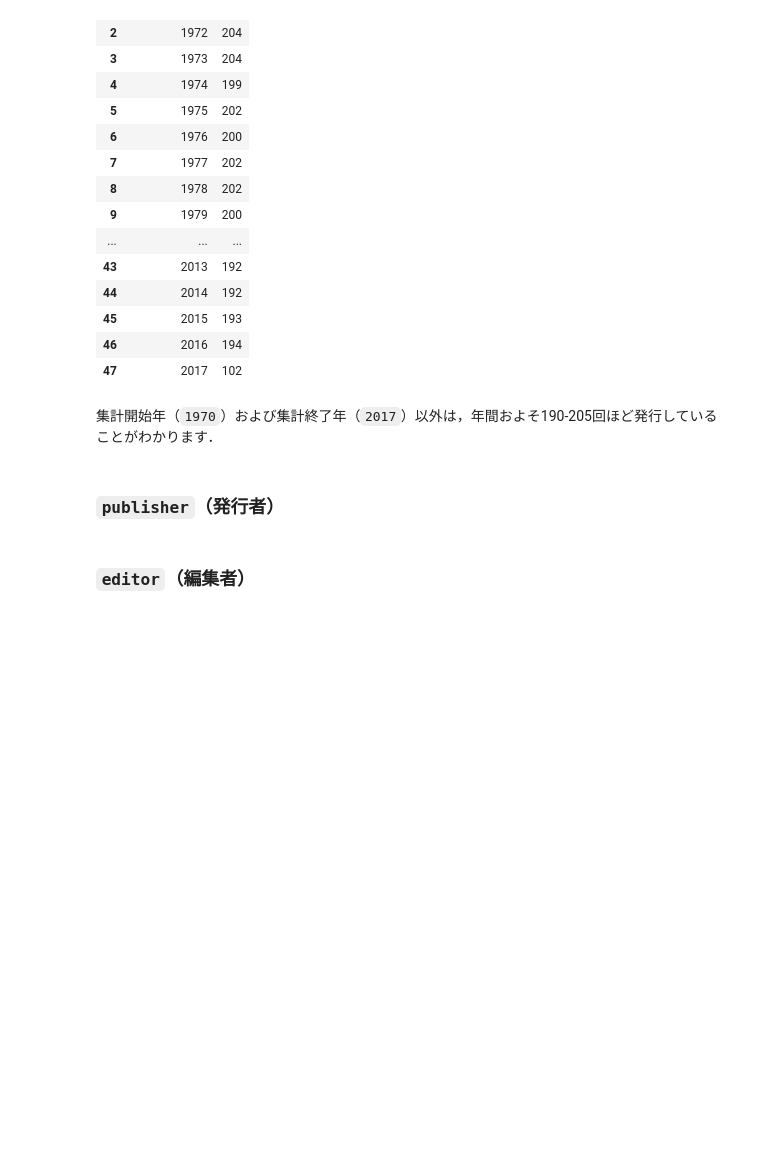
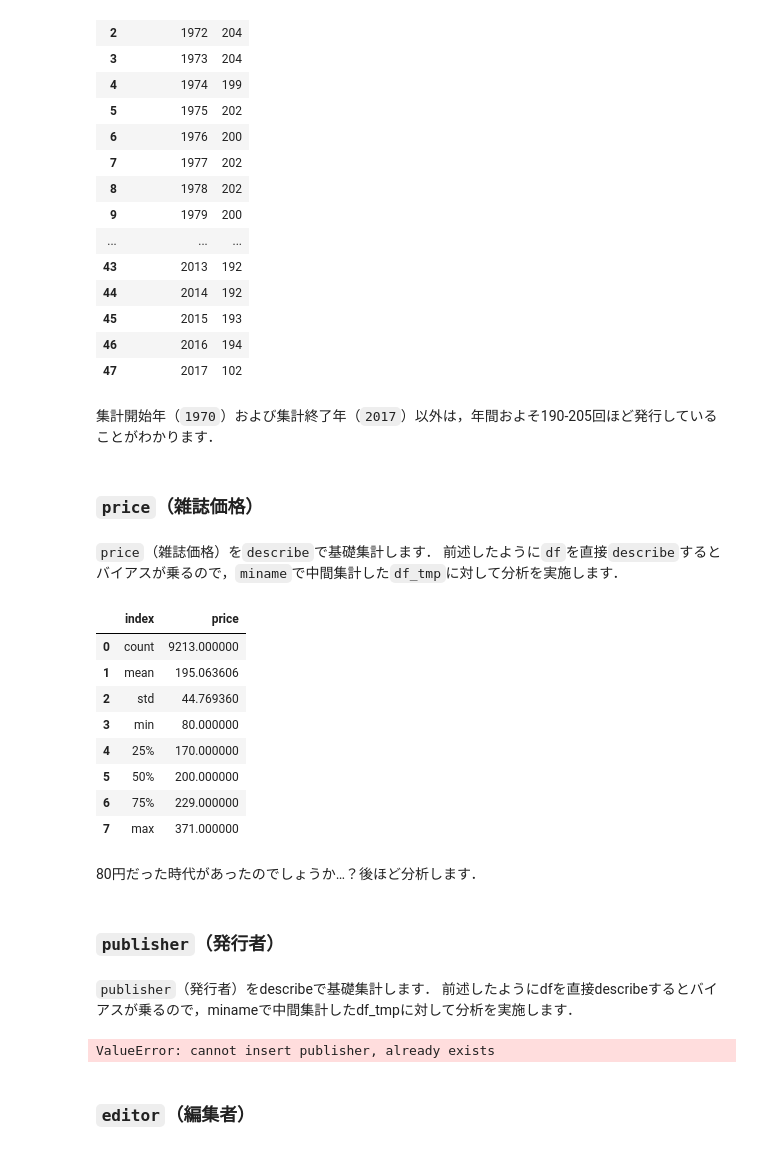
Before and after one commit to kakeami/viz-madb, a Jupyter notebook: _sources/eda/eda.ipynb, the cells around one changed output. Drawn from its saved outputs; the diff is of its cells as text; code cells hidden in the pictures; blank space fills up the shorter version.

```diff
--- a/_sources/eda/eda.ipynb
+++ b/_sources/eda/eda.ipynb
@@ -519,5 +519,29 @@ df_tmp.value_counts('yearPublished').reset_index().\
 | 47 | 2017 | 102 |
 # %% [markdown]
 集計開始年（`1970`）および集計終了年（`2017`）以外は，年間およそ190-205回ほど発行していることがわかります．
+# %% [markdown]
+### `price`（雑誌価格）
+# %% [markdown]
+`price`（雑誌価格）を`describe`で基礎集計します．
+前述したように`df`を直接`describe`するとバイアスが乗るので，`miname`で中間集計した`df_tmp`に対して分析を実施します．
+# %%
+df_tmp = df.groupby('miname')[['price']].\
+    first().reset_index()
+# %%
+df_tmp['price'].describe().reset_index()
+# %% [output]
+|  | index | price |
+| 0 | count | 9213.000000 |
+| 1 | mean | 195.063606 |
+| 2 | std | 44.769360 |
+| 3 | min | 80.000000 |
+| 4 | 25% | 170.000000 |
+| 5 | 50% | 200.000000 |
+| 6 | 75% | 229.000000 |
+| 7 | max | 371.000000 |
+# %% [markdown]
+80円だった時代があったのでしょうか…？後ほど分析します．
 # %% [markdown]
 ### `publisher`（発行者）
+# %% [markdown]
+`publisher`（発行者）をdescribeで基礎集計します． 前述したようにdfを直接describeするとバイアスが乗るので，minameで中間集計したdf_tmpに対して分析を実施します．
@@ -524,2 +552,6 @@ df_tmp.value_counts('yearPublished').reset_index().\
+# %%
+df_tmp.groupby('mcname')['publisher'].value_counts().reset_index()
+# %% [output]
+ValueError: cannot insert publisher, already exists
 # %% [markdown]
 ### `editor`（編集者）
```
Also changed, not shown: parts of 9 cells of this notebook, 2 other files.
